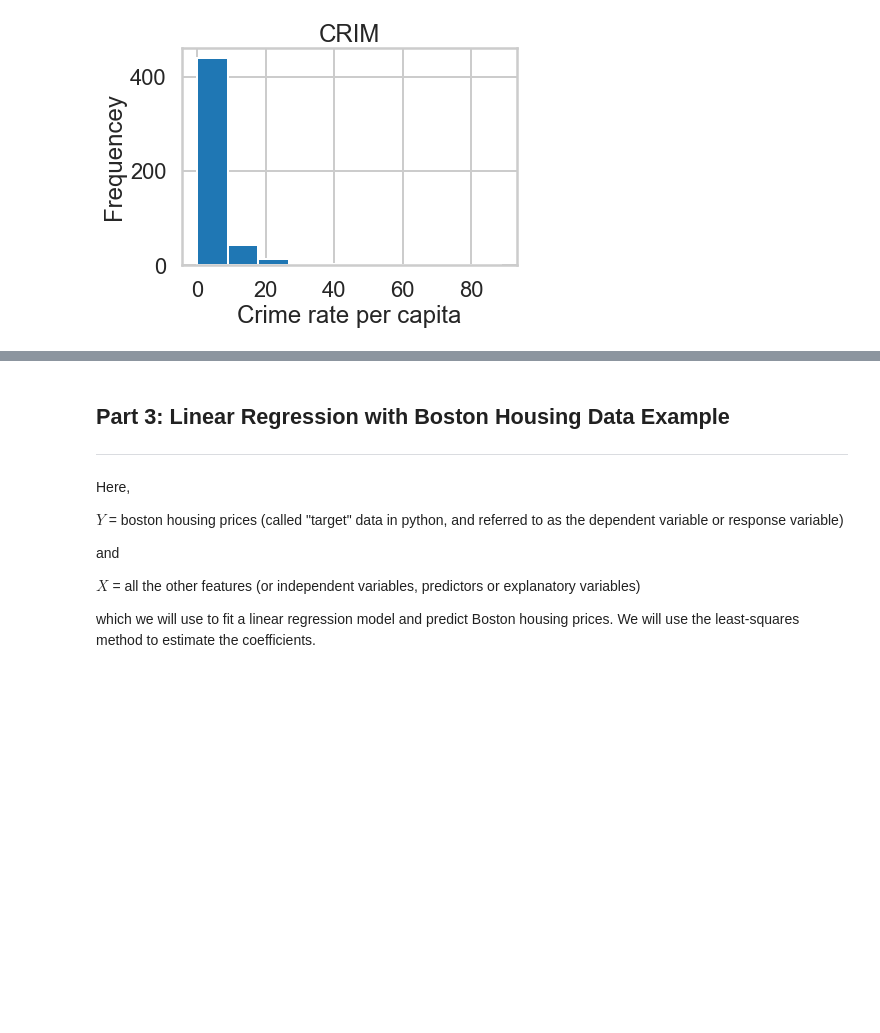
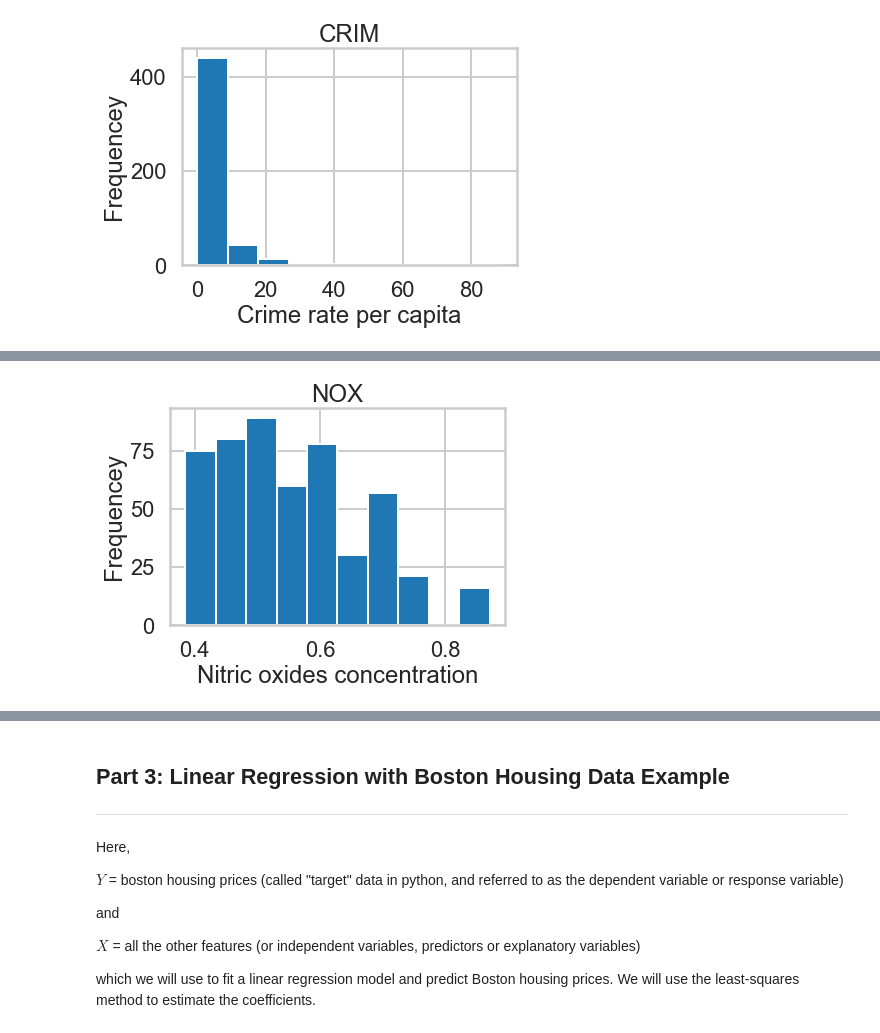
Before and after one commit to Deepak-Sathyanarayanan/ML_Projects, a Jupyter notebook: Linear_Regression.ipynb, the cells around one changed output, grey strips where cells are left out. Cells and saved outputs as stored; diff of their text form; code cells hidden in the pictures; blank space fills up the shorter version.

```diff
--- a/Linear_Regression.ipynb
+++ b/Linear_Regression.ipynb
@@ -355,0 +389,8 @@ plt.show()
+# %%
+plt.hist(bos.NOX)
+plt.title("NOX")
+plt.xlabel("Nitric oxides concentration")
+plt.ylabel("Frequencey")
+plt.show()
+# %% [output]
+[figure, added]
```
Also changed, not shown: parts of 15 cells of this notebook.
